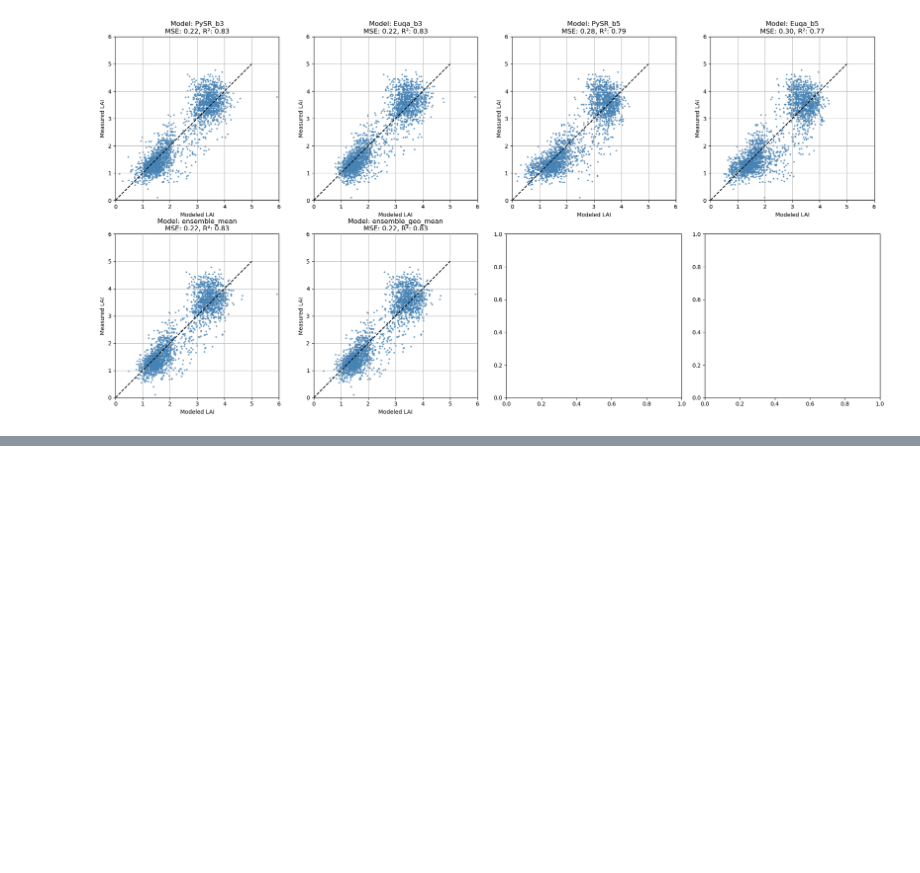
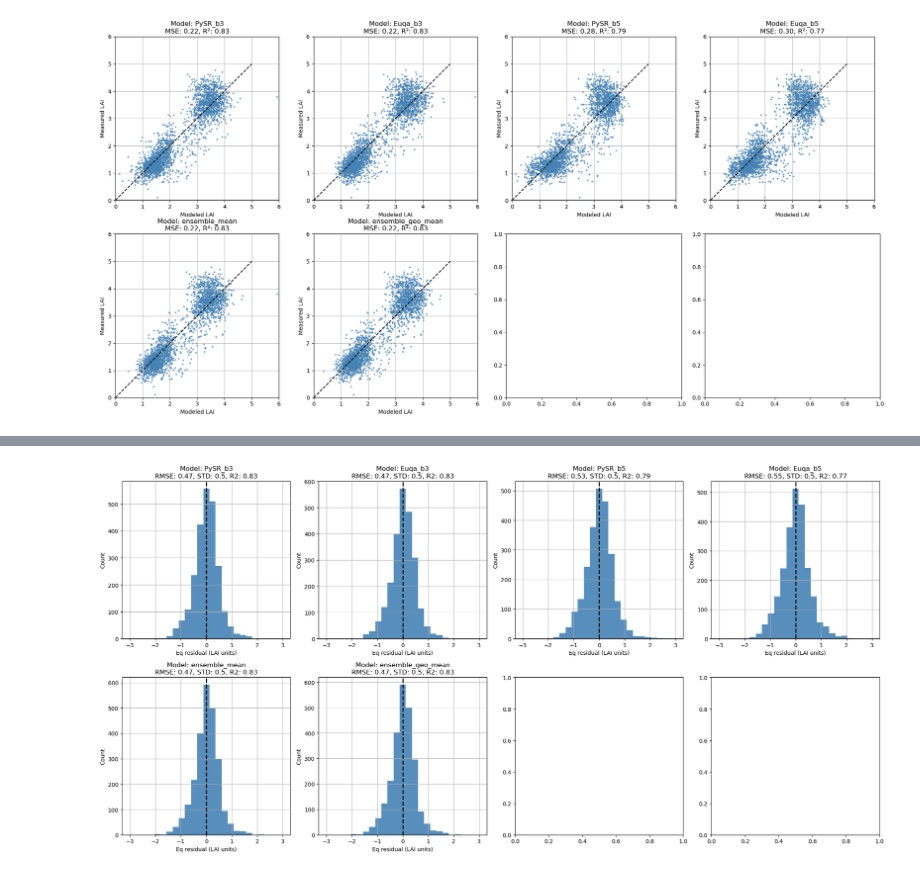
Before and after one commit to alvarezsergiom1/PySR_ATeam_sac, a Jupyter notebook: examples/LAI_vineyard_equations/Best_eq_sel_filtered2.ipynb, the cells around one changed output, grey strips where cells are left out. Saved outputs shown, nothing was run; the diff lists cells and outputs as text; code cells hidden in the pictures; blank space fills up the shorter version.

```diff
--- a/examples/LAI_vineyard_equations/Best_eq_sel_filtered2.ipynb
+++ b/examples/LAI_vineyard_equations/Best_eq_sel_filtered2.ipynb
@@ -177,0 +208,82 @@ plt.show()
+# %%
+import numpy as np
+from matplotlib import pyplot as plt
+from sklearn.metrics import r2_score
+
+# ------------------------------------------------------------
+# 1. Determine subplot layout based on number of models (columns in X)
+# ------------------------------------------------------------
+Num_eqs = X.shape[1]          # Number of equations/models to evaluate
+Number_cols = 4               # Number of columns in the subplot grid
+Number_rows = int(np.ceil(Num_eqs / Number_cols))  # Rows needed
+
+# Create the figure and axes grid
+fig, axes = plt.subplots(Number_rows, Number_cols, figsize=(20, 10))
+
+# ------------------------------------------------------------
+# 2. Loop through each model and create a residual histogram
+# ------------------------------------------------------------
+for ax, column in zip(axes.flatten(), X.columns):
+
+    # --------------------------------------------------------
+    # Extract predicted values for this model
+    # --------------------------------------------------------
+    ypredict_simpler = X[column]
+
+    # Compute residuals (prediction error)
+    residuals = ypredict_simpler - y
+
+    # --------------------------------------------------------
+    # 3. Plot histogram of residuals
+    # --------------------------------------------------------
+    ax.hist(
+        residuals,
+        range=(-3, 3),          # Fixed range for consistent comparison
+        bins=25,                # Number of histogram bins
+        color='steelblue',
+        alpha=0.9
+    )
+
+    # Add a vertical line at zero (perfect prediction)
+    ax.axvline(0, color='k', linestyle='--', linewidth=2)
+
+    # Label axes
+    ax.set_xlabel("Eq residual (LAI units)")
+    ax.set_ylabel("Count")
+
+    # --------------------------------------------------------
+    # 4. Compute performance metrics
+    # --------------------------------------------------------
+    # RMSE (Root Mean Square Error):
+    #   - Measures the average magnitude of prediction error
+    #   - Units: same as the original variable (LAI units)
+    rmse = np.sqrt(np.mean(residuals**2))
+
+    # STD (Standard Deviation of Residuals):
+    #   - Measures how spread out the residuals are around their mean
+    #   - Units: same as the original variable (LAI units)
+    std = np.std(residuals)
+
+    # R² (Coefficient of Determination):
+    #   - Measures how well the model explains variance in the data
+    #   - Units: none (dimensionless)
+    r2 = r2_score(y, ypredict_simpler)
+
+    # --------------------------------------------------------
+    # 5. Add title with metrics
+    # --------------------------------------------------------
+    ax.set_title(
+        f"Model: {column}\n"
+        f"RMSE: {rmse:.2f}, STD: {std:.1f}, R2: {r2:.2f}"
+    )
+
+    # Add grid for readability
+    ax.grid(True)
+
+# ------------------------------------------------------------
+# 6. Adjust layout to avoid overlapping labels
+# ------------------------------------------------------------
+plt.tight_layout()
+plt.show()
+# %% [output]
+[figure, added]
```
Also changed, not shown: parts of 4 cells of this notebook, 8 other files.
